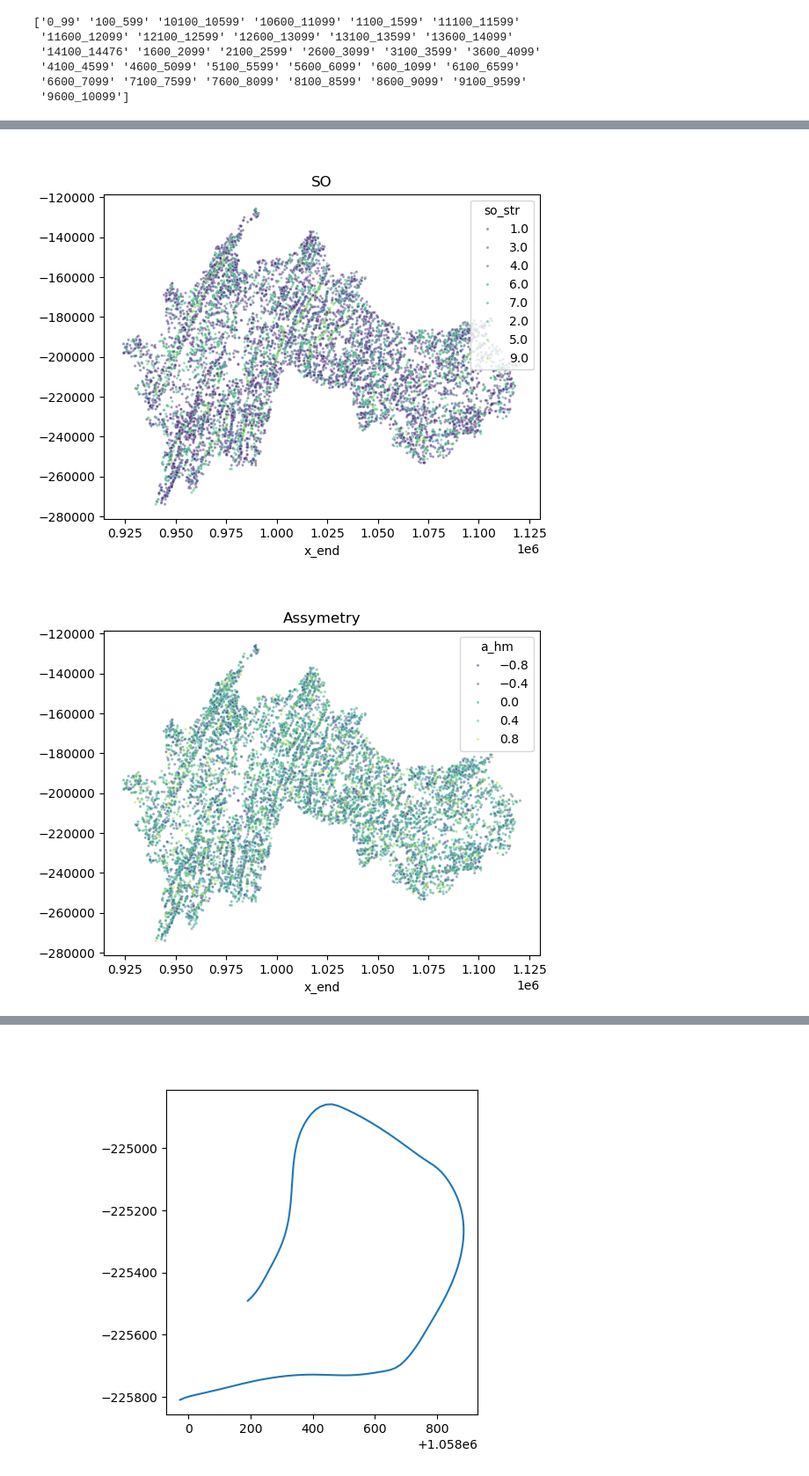
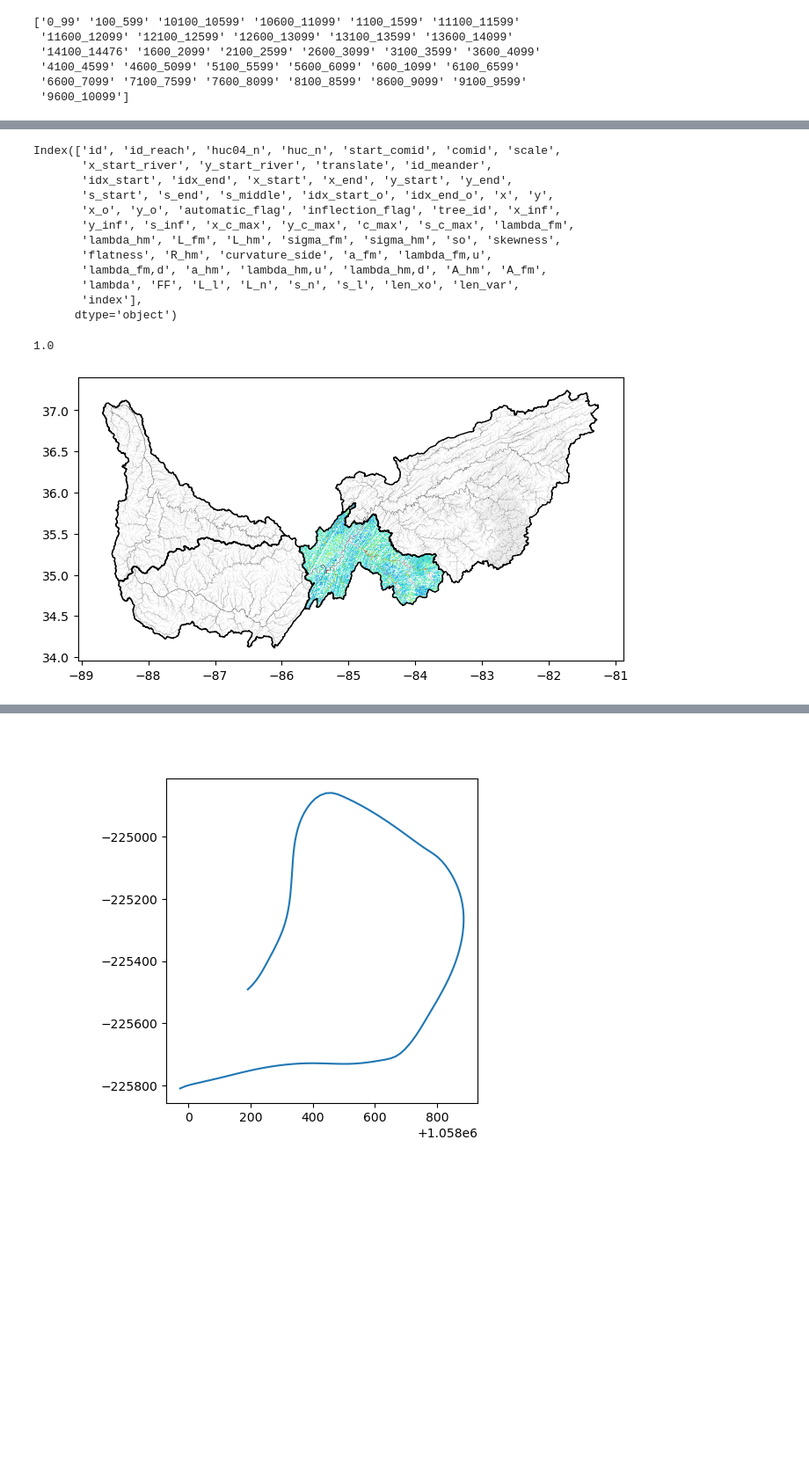
Before and after one commit to gomezvelezlab/WigglyRivers, a Jupyter notebook: examples/workflows/NHDPlus_HR/Analyze_Catchment_Data.ipynb, the cells around one changed output, grey strips where cells are left out. Shown at 88% size. Cells and saved outputs as stored; diff of their text form; code cells hidden in the pictures; blank space fills up the shorter version.

Commit message:
Update figures and loading of information to WigglyRivers

```diff
--- a/examples/workflows/NHDPlus_HR/Analyze_Catchment_Data.ipynb
+++ b/examples/workflows/NHDPlus_HR/Analyze_Catchment_Data.ipynb
@@ -57,9 +62,10 @@ huc_id = '0602'
 path_nhd = f'./NHDPlus_HR/raw_data/NHDPlus_H_{huc_id}_HU4_GDB/'
 path_output = f'./NHDPlus_HR/processed_data/NHDPlus_H_{huc_id}_HU4_GDB/'
 path_river_routing = f'{path_output}/river_routing/'
-path_meander_info = f'{path_output}/meanders_V2/'
+path_meander_info = f'{path_output}/meanders/'
 file_name = f'NHDPlus_H_{huc_id}_HU4_GDB.gdb'
 projection = 'esri:102003'
+projection_wgs = 'epsg:4326'
 # %% [markdown]
 ### Compile Information
 
@@ -169,44 +655,55 @@ Index(['id', 'id_reach', 'huc04_n', 'huc_n', 'start_comid', 'comid', 'scale',
+# %%
+# Extract information and convert ir to geopandas
+meander_data_all_to_plot = copy.deepcopy(meander_data_all)
+# Convert to geopandas dataframe with geometry in x_o and y_o
+# meander_data_all_to_plot = FM.create_geopandas_dataframe(
+#     meander_data_all_to_plot, geometry_columns=['x_end', 'y_end'],
+#     crs=projection, shape_type='Point')
+meander_data_all_to_plot = FM.create_geopandas_dataframe(
+    meander_data_all_to_plot, geometry_columns=['x_o', 'y_o'],
+    crs=projection)
+meander_data_all_to_plot.to_crs(projection_wgs, inplace=True)
+
+print(meander_data_all.columns)
+meander_data_all['so'].min()
+# %% [output]
+Index(['id', 'id_reach', 'huc04_n', 'huc_n', 'start_comid', 'comid', 'scale',
+       'x_start_river', 'y_start_river', 'translate', 'id_meander',
+       'idx_start', 'idx_end', 'x_start', 'x_end', 'y_start', 'y_end',
+       's_start', 's_end', 's_middle', 'idx_start_o', 'idx_end_o', 'x', 'y',
+       'x_o', 'y_o', 'automatic_flag', 'inflection_flag', 'tree_id', 'x_inf',
+       'y_inf', 's_inf', 'x_c_max', 'y_c_max', 'c_max', 's_c_max', 'lambda_fm',
+       'lambda_hm', 'L_fm', 'L_hm', 'sigma_fm', 'sigma_hm', 'so', 'skewness',
+       'flatness', 'R_hm', 'curvature_side', 'a_fm', 'lambda_fm,u',
+       'lambda_fm,d', 'a_hm', 'lambda_hm,u', 'lambda_hm,d', 'A_hm', 'A_fm',
+       'lambda', 'FF', 'L_l', 'L_n', 's_n', 's_l', 'len_xo', 'len_var',
+       'index'],
+      dtype='object')
+1.0
 # %%
 # Plot information
-meander_data_all_to_plot = copy.deepcopy(meander_data_all)
 # meander_data_all_to_plot = meander_data_all[meander_data_all['FF'] > 2]
 meander_data_all_to_plot['log_lambda'] = np.log10(meander_data_all_to_plot['lambda'])
 meander_data_all_to_plot['log_lambda_hm'] = np.log10(meander_data_all_to_plot['lambda_hm'])
 meander_data_all_to_plot['log_lambda_fm'] = np.log10(meander_data_all_to_plot['lambda_fm'])
 meander_data_all_to_plot['log_L_hm'] = np.log10(meander_data_all_to_plot['L_hm'])
 meander_data_all_to_plot['log_L_fm'] = np.log10(meander_data_all_to_plot['L_fm'])
 meander_data_all_to_plot['log_R_hm'] = np.log10(meander_data_all_to_plot['R_hm'])
 meander_data_all_to_plot['log_A_hm'] = np.log10(meander_data_all_to_plot['A_hm'])
 meander_data_all_to_plot['log_A_fm'] = np.log10(meander_data_all_to_plot['A_fm'])
 meander_data_all_to_plot['so_str'] = meander_data_all_to_plot['so'].astype(str)
 so_str_order = meander_data_all_to_plot['so_str'].unique()
-plt.figure()
-plt.title('SO')
-sns.scatterplot(x='x_end', y='y_end', hue='so_str', hue_order=so_str_order,
-                palette='viridis', data=meander_data_all_to_plot,
-                s=5, alpha=0.5)
+
+f, ax = plt.subplots(1, 1, figsize=(8, 8))
+# ax.set_title('Asymmetry')
+# shapefiles_all.plot(linewidth=0.3, ax=ax,column='StreamOrde', cmap='YlGnBu', zorder=1)
+shapefiles_all.plot(linewidth=0.3, ax=ax,column='StreamOrde', cmap='Greys', zorder=1)
+meander_data_all_to_plot.plot(column='log_R_hm', cmap='jet', ax=ax, alpha=1,
+                              markersize=0.01, zorder=2, linewidth=0.3)
+wbd_hu4.plot(linewidth=1, ax=ax, facecolor='none', edgecolor='black', zorder=3)
+# sns.scatterplot(x='x_end', y='y_end', hue='so_str', hue_order=so_str_order,
+#                 palette='viridis', data=meander_data_all_to_plot,
+#                 s=10, alpha=1, ax=ax, alpha=0.5)
 plt.show()
-
-plt.figure()
-plt.title('Assymetry')
-sns.scatterplot(x='x_end', y='y_end', hue='a_hm',
-                palette='viridis', data=meander_data_all_to_plot,
-                s=5, alpha=0.5)
-plt.show()
-
-plt.figure()
-plt.title('Radius Of curvature')
-sns.scatterplot(x='x_end', y='y_end', hue='log_R_hm',
-                palette='viridis', data=meander_data_all_to_plot,
-                s=5, alpha=0.5)
-plt.show()
-
-plt.figure()
-plt.title('Amplitude')
-sns.scatterplot(x='x_end', y='y_end', hue='log_A_hm',
-                palette='viridis', data=meander_data_all_to_plot,
-                s=5, alpha=0.5)
-plt.show()
 # %% [output]
-[figure, old version]
+[figure, new version]
-[figure, removed]
```
Also changed, not shown: parts of 20 cells of this notebook, 3 other files.
